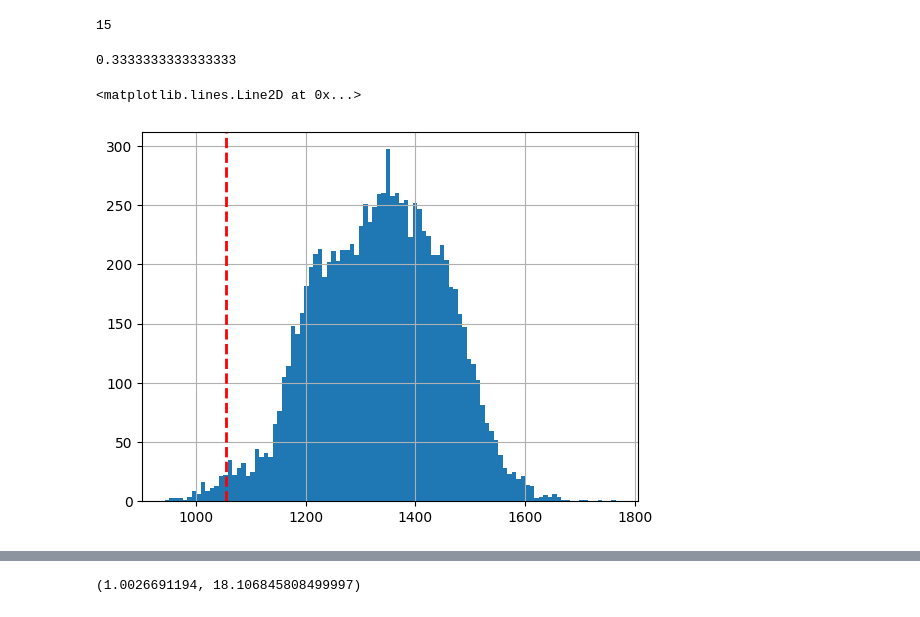
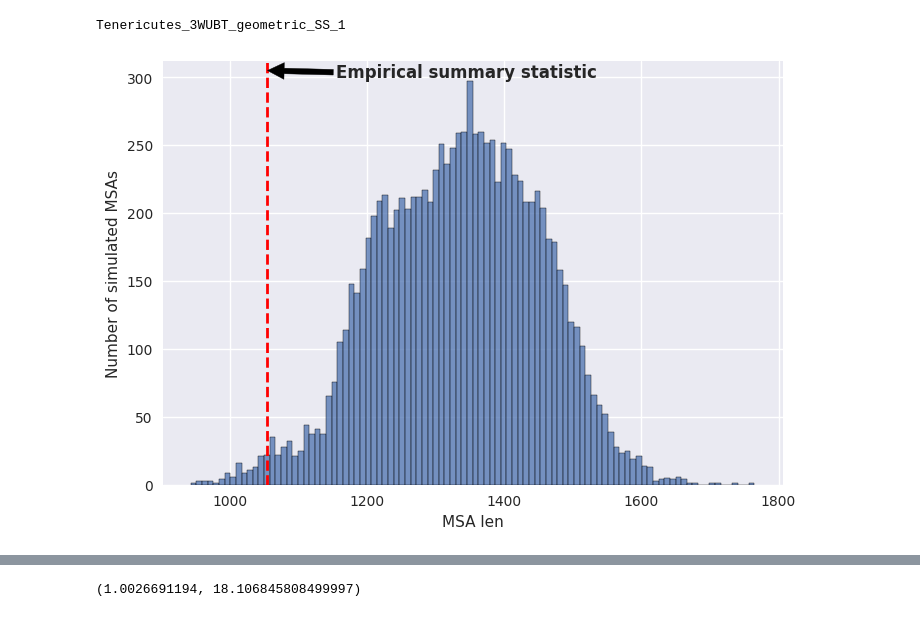
Before and after one commit to elyawy/SpartaPipeline, a Jupyter notebook: scripts/adequacy/adequacy.ipynb, the cells around one changed output, grey strips where cells are left out. Saved outputs shown, nothing was run; the diff lists cells and outputs as text; code cells hidden in the pictures.

```diff
--- a/scripts/adequacy/adequacy.ipynb
+++ b/scripts/adequacy/adequacy.ipynb
@@ -1,10 +1,21 @@
 # %%
 import pathlib, copy, re
+from itertools import product
 import numpy as np
 import pandas as pd
 from scipy import stats
 import matplotlib.pyplot as plt
+plt.style.use('seaborn-v0_8')
+import matplotlib.ticker as mtick
 import seaborn as sns
 from Bio import Phylo
 from elyawy.constants import SUMSTATS_LIST, SUMSTATS_DEFINITION, length_distributions
 from elyawy.sparta import Msa
+import raxml_parser
+# %%
+def prettify_stat(summary_statistic: str):
+    summary_statistic = summary_statistic.replace("\n", "_")
+    summary_statistic = summary_statistic.lower()
+    summary_statistic = summary_statistic.split("_")
+    summary_statistic[0] = summary_statistic[0].upper()
+    return " ".join(summary_statistic)
@@ -11,16 +89,16 @@ from elyawy.sparta import Msa
 # %%
 # get empirical MSA
-REMOTE_PATH = pathlib.Path("/run/user/1000/gvfs/sftp:host=power.tau.ac.il,user=elyawygoda/groups/pupko/elyawygoda/length_distributions/all_outputs/results_rerun/eggnog").resolve() # sys.argv[2]
+REMOTE_PATH = pathlib.Path("/run/user/1000/kio-fuse-jiBfjN/sftp/elyawygoda@powerlogin.tau.ac.il:22/groups/pupko/elyawygoda/length_distributions/all_outputs/results_rerun/eggnog").resolve() # sys.argv[2]
 
 # MAIN_PATH = pathlib.Path("../bigger_test").resolve() # sys.argv[2]
 MAIN_PATH = REMOTE_PATH / "Tenericutes_3WUBT"
 
 if not MAIN_PATH.exists():
-    exit(1)
+    print("Did not load data")
+    raise FileNotFoundError(MAIN_PATH)
 
 TREE_PATH = None
 MSA_PATH = None
-
 
 if len( n := list(MAIN_PATH.glob("*.fasta"))) == 1:
     MSA_PATH = n[0]
@@ -33,5 +111,13 @@ empirical_msa = Msa(str(MSA_PATH))
 empirical_sum_stats = empirical_msa.get_sum_stats()
 empirical_sum_stats = dict(zip(SUMSTATS_LIST, empirical_sum_stats))
 print(empirical_sum_stats)
+classification = get_classification(MAIN_PATH)
+print(classification)
+# fetch simulated top 10000
+ADEQUACY_FILES = MAIN_PATH / "adequacy"
+# all_sims = {i: pd.read_csv(ADEQUACY_FILES / f"{i}.csv").drop(columns="Unnamed: 0")   for i in length_distributions}
+all_sims = pd.read_csv(ADEQUACY_FILES / f"{classification}.csv").drop(columns="Unnamed: 0")
+percentile_summary = get_percentile_summary_pretty(all_sims, empirical_sum_stats )
+sum(percentile_summary.retained)/len(percentile_summary)
 # %% [output]
 {'SS_0': 3.4193548387096775, 'SS_1': 1055.0, 'SS_2': 1010.0, 'SS_3': 981.0, 'SS_4': 62.0, 'SS_5': 18.0, 'SS_6': 11.0, 'SS_7': 6.0, 'SS_8': 27.0, 'SS_9': 3.5135135135135136, 'SS_10': 37.0, 'SS_11': 10. ...
@@ -93,15 +125,0 @@ percentile_summary[percentile_summary.percentile.between(2.5,97.5)]
-# %%
-len(percentile_summary)
-# %% [output]
-15
-# %%
-len(percentile_summary[percentile_summary.percentile.between(2.5,97.5)]) / len(percentile_summary)
-# %% [output]
-0.3333333333333333
-# %%
-selected_stat = "SS_1"
-all_sims[selected_stat].hist(bins=100)
-plt.axvline(x=empirical_sum_stats[selected_stat], linewidth=2, color='r', linestyle='--')
-# %% [output]
-<matplotlib.lines.Line2D at 0x...>
-[figure, removed]
@@ -183,0 +126,16 @@ for current_data in datasets:
+# %%
+selected_stat = "SS_1"
+# all_sims[selected_stat].hist(bins=100)
+print(f"{MAIN_PATH.stem}_{classification}_{selected_stat}")
+sns.histplot(all_sims[selected_stat], bins=100)
+plt.xlabel(prettify_stat(SUMSTATS_DEFINITION[selected_stat]))
+plt.ylabel("Number of simulated MSAs")
+plt.axvline(x=empirical_sum_stats[selected_stat], linewidth=2, color='r', linestyle='--')
+plt.annotate("Empirical summary statistic", xy=(empirical_sum_stats[selected_stat], 305), xytext=(empirical_sum_stats[selected_stat]+100, 300),
+            arrowprops=dict(facecolor='black'), fontsize=12, fontweight="bold")
+# plt.text(x=empirical_sum_stats[selected_stat]-50,y=300,s="$Empirical summary statisitic $")
+plt.savefig(f"{MAIN_PATH.stem}_{classification}_{selected_stat}.svg",dpi=200)
+# plt.show()
+# %% [output]
+Tenericutes_3WUBT_geometric_SS_1
+[figure, added]
```
Also changed, not shown: parts of 25 cells of this notebook, 18 other files.
